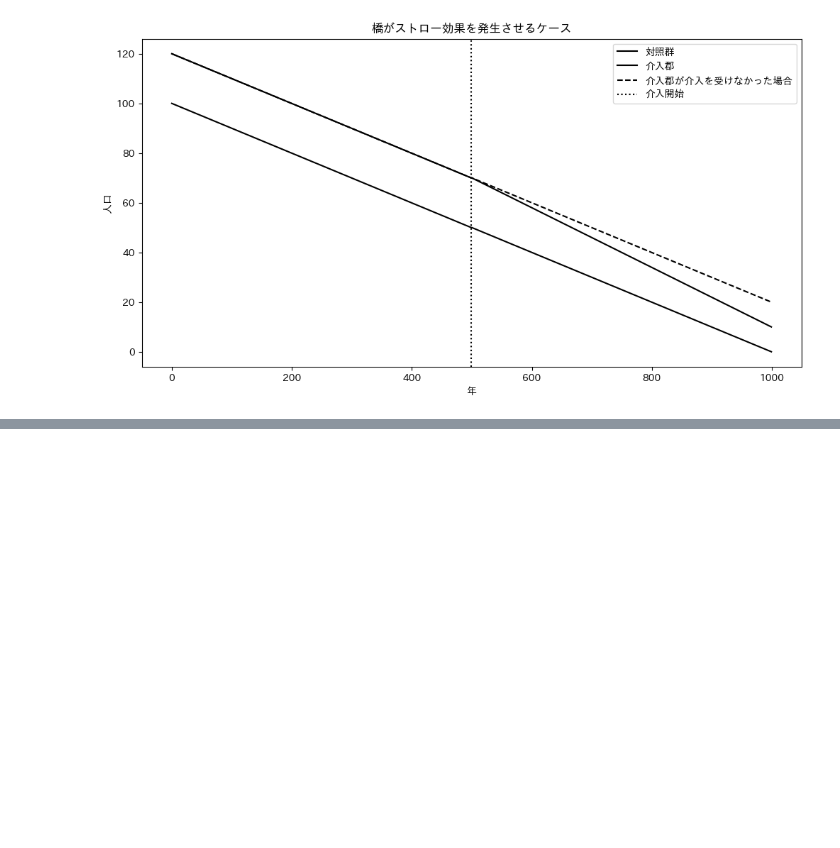
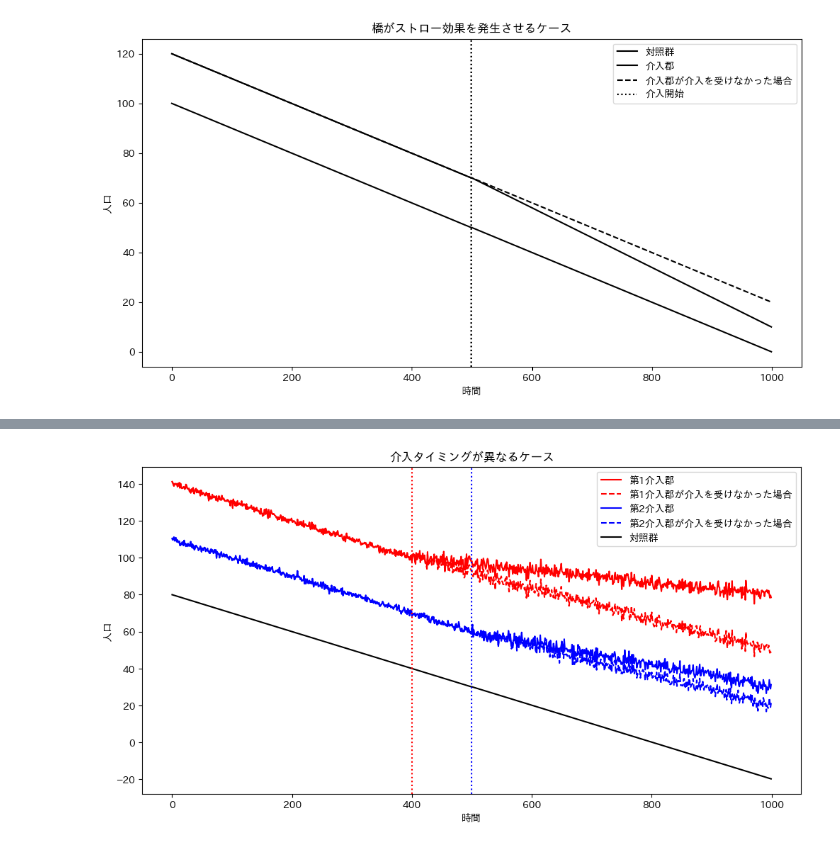
Before and after one commit to Keisei-Akiya/bridge-straw-effects, a Jupyter notebook: src/visualization/simulation_twfe.ipynb, the cells around one changed output, grey strips where cells are left out. Cells and saved outputs as stored; diff of their text form; code cells hidden in the pictures; blank space fills up the shorter version.

```diff
--- a/src/visualization/simulation_twfe.ipynb
+++ b/src/visualization/simulation_twfe.ipynb
@@ -153,0 +154,76 @@ plt.show()
+# %%
+import numpy as np
+import pandas as pd
+import matplotlib.pyplot as plt
+
+# サンプルデータのサイズ
+n_pre = 500  # 介入前の期間
+n_post = 500  # 介入後の期間
+
+# 介入前のデータを生成
+time_pre = np.linspace(0, n_pre-1, n_pre)
+control_pre = np.linspace(80, 30, n_pre)  # コントロールグループの単調減少
+treatment_pre = np.linspace(110, 60, n_pre)  # 介入グループの単調減少
+
+# 介入後のデータを生成
+time_post = np.linspace(n_pre, n_pre + n_post - 1, n_post)
+control_post = np.linspace(30, -20, n_post)  # コントロールグループの単調減少
+treatment_post = np.linspace(60, 30, n_post)  # 介入グループの単調減少（介入効果で減少が緩やか）
+treatment_post_if_control = np.linspace(60, 20, n_post)  # 介入グループが介入を受けなかった場合
+
+# ランダムなノイズを追加してガタガタにする
+np.random.seed(42)  # 再現性のために乱数シードを設定
+noise_pre = np.random.normal(0, 1, n_pre)  # 介入前のノイズ
+noise_post = np.random.normal(0, 2, n_post)  # 介入後のノイズ
+
+treatment_pre += noise_pre
+treatment_post += noise_post
+treatment_post_if_control += noise_post
+
+# もっと前に介入を受けたグループのデータを生成
+early_treatment_pre = np.linspace(140, 100, n_pre-100)  # 介入前のデータ
+early_treatment_post = np.linspace(100, 80, n_post+100)  # 介入後のデータ（介入効果で減少が緩やか）
+early_treatment_post_if_control = np.linspace(100, 50, n_post+100)  # 介入を受けなかった場合
+
+# ランダムなノイズを追加してガタガタにする
+noise_early_pre = np.random.normal(0, 1, n_pre-100)  # 介入前のノイズ
+noise_early_post = np.random.normal(0, 2, n_post+100)  # 介入後のノイズ
+
+early_treatment_pre += noise_early_pre
+early_treatment_post += noise_early_post
+early_treatment_post_if_control += noise_early_post
+
+# データを結合
+time = np.concatenate([time_pre, time_post])
+control = np.concatenate([control_pre, control_post])
+treatment = np.concatenate([treatment_pre, treatment_post])
+treatment_post_if_control = np.concatenate([treatment_pre, treatment_post_if_control])
+early_treatment = np.concatenate([early_treatment_pre, early_treatment_post])
+early_treatment_post_if_control = np.concatenate([early_treatment_pre, early_treatment_post_if_control])
+
+# データフレームを作成
+data = pd.DataFrame({
+    'time': time,
+    'control': control,
+    'treatment': treatment,
+    'treatment_post_if_control': treatment_post_if_control,
+    'early_treatment': early_treatment,
+    'early_treatment_post_if_control': early_treatment_post_if_control
+})
+
+# データをプロット
+plt.figure(figsize=(12, 6))
+plt.plot(data['time'], data['early_treatment'], label='第1介入郡', color='red')
+plt.plot(data['time'], data['early_treatment_post_if_control'], label='第1介入郡が介入を受けなかった場合', color='red', linestyle='--')
+plt.plot(data['time'], data['treatment'], label='第2介入郡', color='blue')
+plt.plot(data['time'], data['treatment_post_if_control'], label='第2介入郡が介入を受けなかった場合', color='blue', linestyle='--')
+plt.plot(data['time'], data['control'], label='対照群', color='black')
+plt.axvline(x=n_pre-100, color='red', linestyle=':')
+plt.axvline(x=n_pre-1, color='blue', linestyle=':')
+plt.title('介入タイミングが異なるケース')
+plt.xlabel('時間')
+plt.ylabel('人口')
+plt.legend()
+plt.show()
+# %% [output]
+[figure, added]
```
Also changed, not shown: parts of 5 cells of this notebook, 45 other files.
